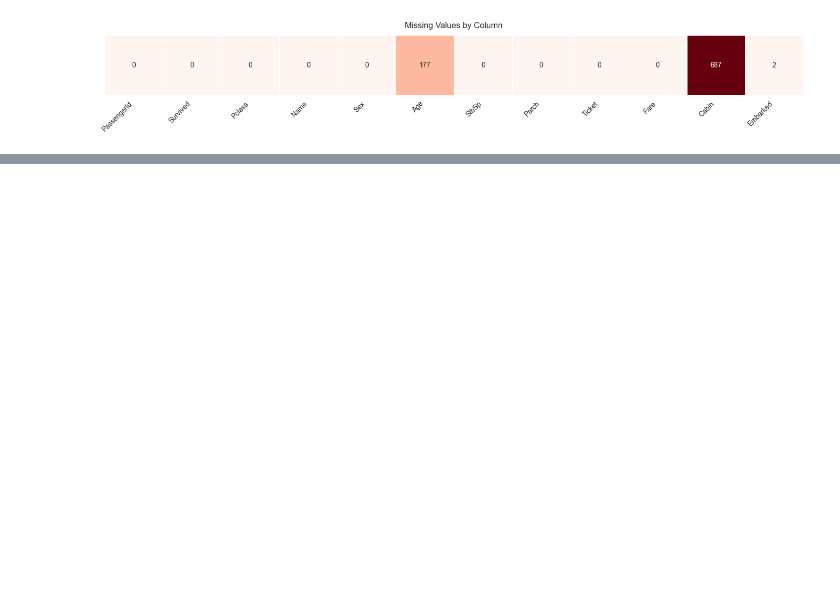
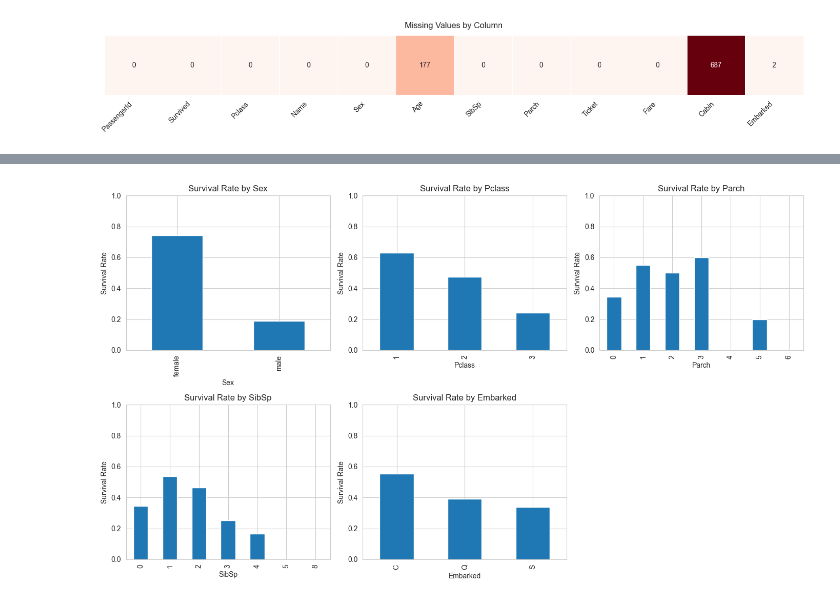
Before and after one commit to emschutt/Applied-Data-Science-Classes, a Jupyter notebook: Machine Learning/Homework_4.ipynb, the cells around one changed output, grey strips where cells are left out. Cells and saved outputs as stored; diff of their text form; code cells hidden in the pictures; blank space fills up the shorter version.

```diff
--- a/Machine Learning/Homework_4.ipynb
+++ b/Machine Learning/Homework_4.ipynb
@@ -72,0 +82,18 @@ plt.show()
+# %%
+import matplotlib.pyplot as plt
+
+cat_vars = ["Sex", "Pclass", "Parch", "SibSp", "Embarked"]
+
+plt.figure(figsize=(14, 8))
+
+for i, var in enumerate(cat_vars, 1):
+    plt.subplot(2, 3, i)
+    df.groupby(var)["Survived"].mean().plot(kind="bar", ylim=(0, 1))
+    plt.title(f"Survival Rate by {var}")
+    plt.ylabel("Survival Rate")
+    plt.xlabel(var)
+
+plt.tight_layout()
+plt.show()
+# %% [output]
+[figure, added]
```
Also changed, not shown: parts of 4 cells of this notebook.
